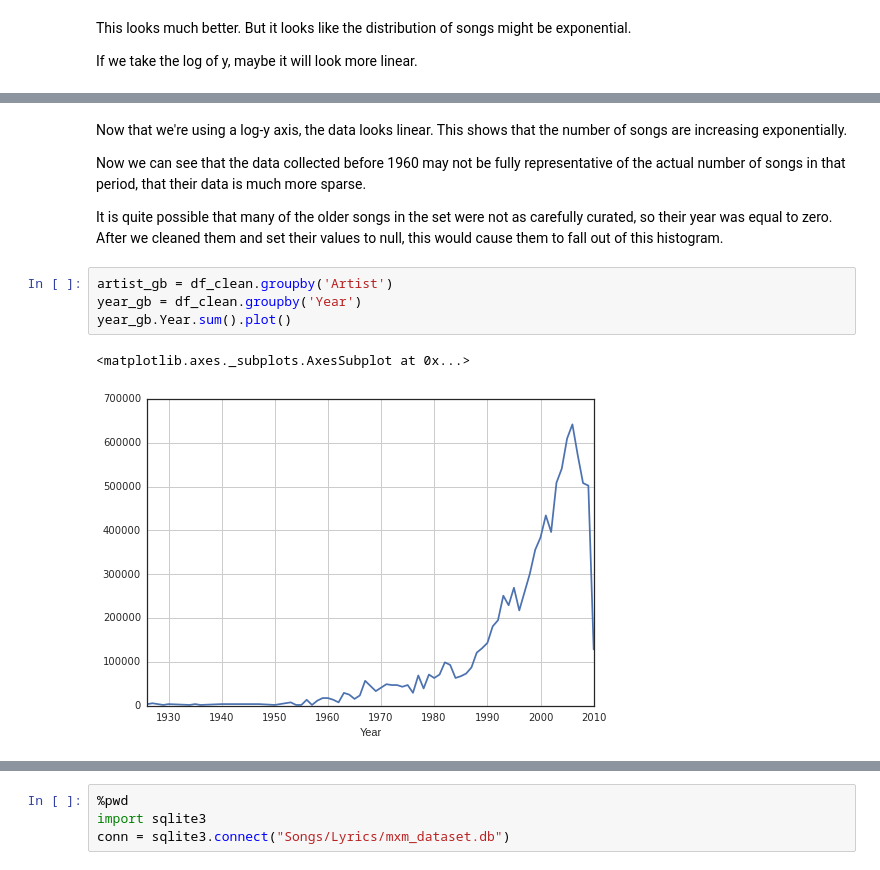
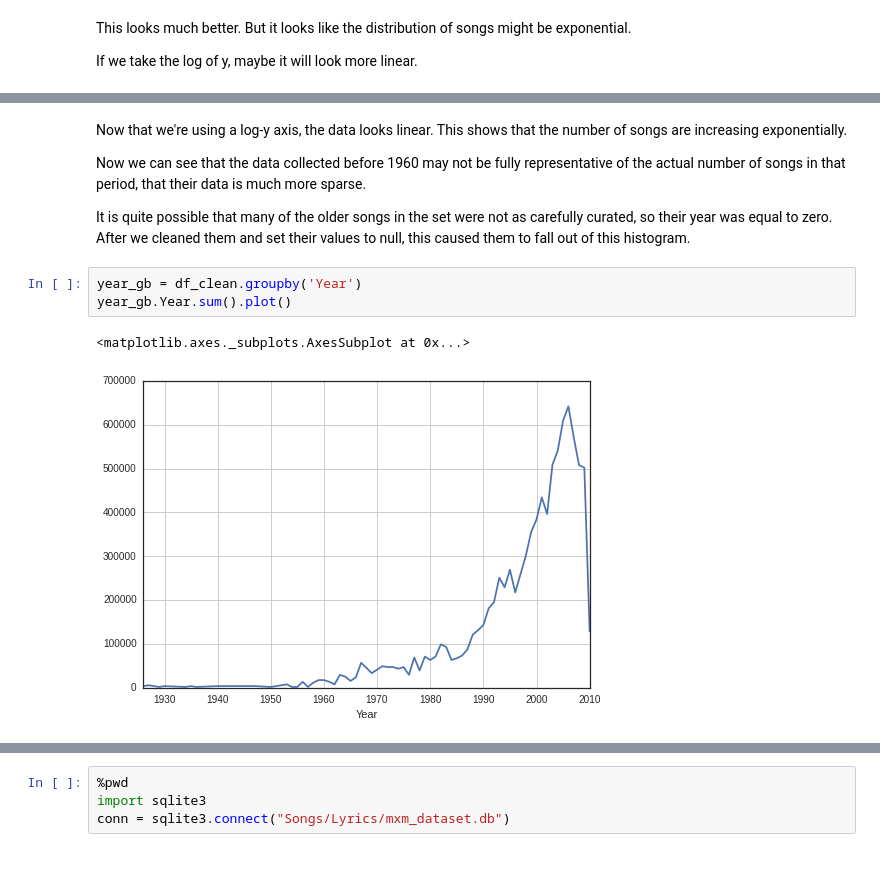
Before and after one commit to sallyi/ga_assignments, a Jupyter notebook: Project1.ipynb, the cells around one changed output, grey strips where cells are left out. Saved outputs shown, nothing was run; the diff lists cells and outputs as text.

```diff
--- a/Project1.ipynb
+++ b/Project1.ipynb
@@ -241,11 +253,10 @@ Now that we're using a log-y axis, the data looks linear. This shows that the nu
 
 Now we can see that the data collected before 1960 may not be fully representative of the actual number of songs in that period, that their data is much more sparse.
 
-It is quite possible that many of the older songs in the set were not as carefully curated, so their year was equal to zero. After we cleaned them and set their values to null, this would cause them to fall out of this histogram.
+It is quite possible that many of the older songs in the set were not as carefully curated, so their year was equal to zero. After we cleaned them and set their values to null, this caused them to fall out of this histogram.
 # %%
-artist_gb = df_clean.groupby('Artist')
 year_gb = df_clean.groupby('Year')
 year_gb.Year.sum().plot()
 # %% [output]
 <matplotlib.axes._subplots.AxesSubplot at 0x...>
-[figure, old version]
+[figure, new version]
```
Also changed, not shown: parts of 53 cells of this notebook.
